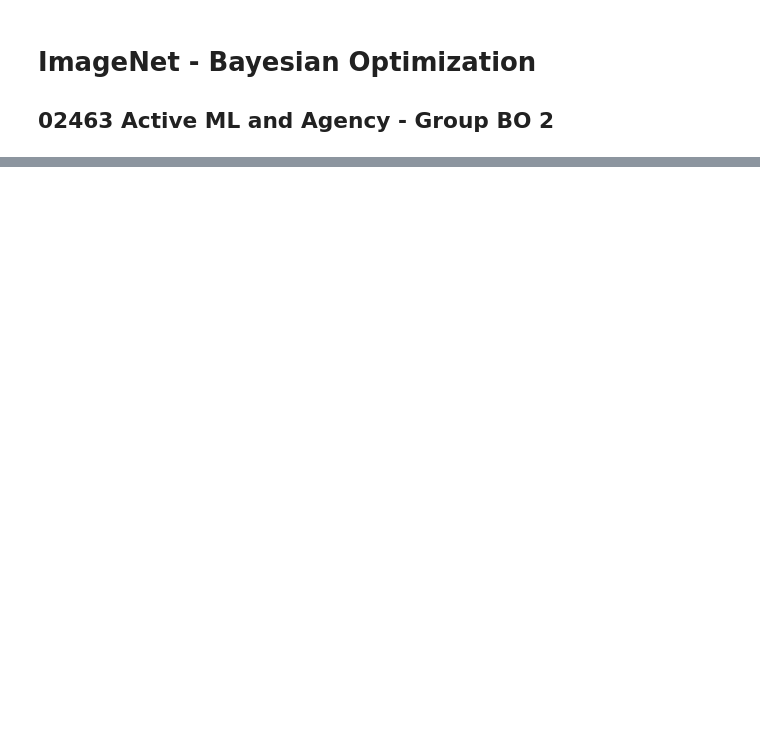
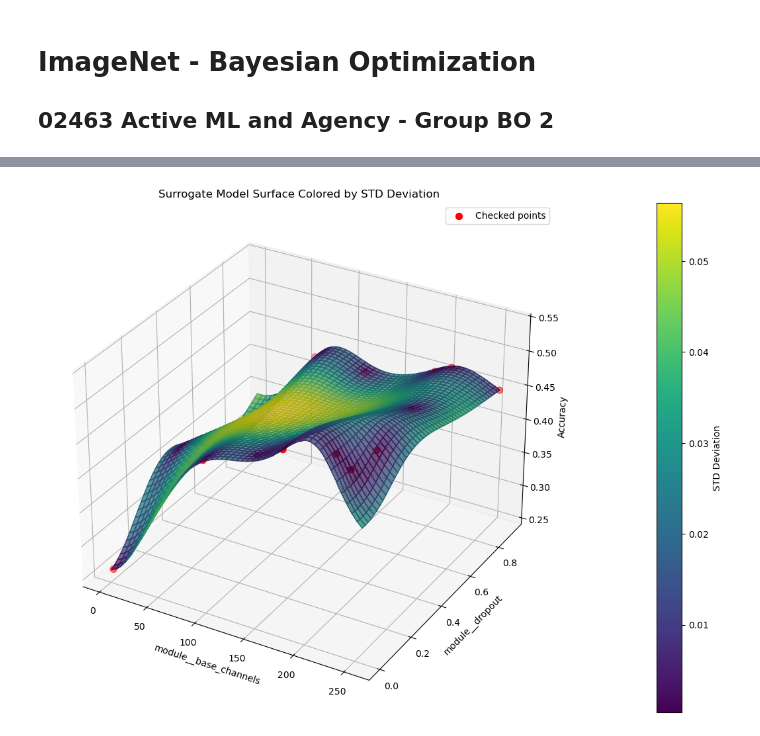
Before and after one commit to amapy-00/miniproject_1_02463, a Jupyter notebook: mini_project_1.ipynb, the cells around one changed output, grey strips where cells are left out. Cells and saved outputs as stored; diff of their text form; code cells hidden in the pictures; blank space fills up the shorter version.

```diff
--- a/mini_project_1.ipynb
+++ b/mini_project_1.ipynb
@@ -254,0 +310,50 @@ plt.show()
+# %%
+from mpl_toolkits.mplot3d import Axes3D
+
+if len(space) == 2:
+    numebr_of_points = 1000
+    grid_bc = np.linspace(base_channels_min, base_channels_max, numebr_of_points)
+    grid_dropout = np.linspace(dropout_min, dropout_max, numebr_of_points)
+    X, Y = np.meshgrid(grid_bc, grid_dropout)
+
+    # Stack and reshape the grid into (num_points, 2)
+    grid_points = np.vstack([X.ravel(), Y.ravel()]).T
+
+    # Transform the grid into normalized space
+    x_norm_grid = opt_bo.space.transform(grid_points)
+
+    # Predict using the surrogate model
+    f_pred, std_pred = opt_bo.models[-1].predict(x_norm_grid, return_std=True)
+    Z = (-f_pred).reshape(X.shape)
+    std_grid = std_pred.reshape(X.shape)
+
+    fig = plt.figure(figsize=(20, 10))
+    ax = fig.add_subplot(111, projection='3d')
+
+    # Normalize std values and map them to colors
+    norm = plt.Normalize(vmin=std_grid.min(), vmax=std_grid.max())
+    surf = ax.plot_surface(
+        X, Y, Z,
+        facecolors=plt.cm.viridis(norm(std_grid)),
+        alpha=0.7
+    )
+
+    # Add a colorbar for the standard deviation
+    mappable = plt.cm.ScalarMappable(cmap='viridis', norm=norm)
+    mappable.set_array(std_grid)
+    plt.colorbar(mappable, ax=ax, pad=0.1, label='STD Deviation')
+
+    # Plot the evaluated points
+    x_checked = opt_bo.x_iters[:,0]
+    y_checked = opt_bo.x_iters[:,1]
+    z_checked = -np.array(opt_bo.func_vals)
+    ax.scatter(x_checked, y_checked, z_checked, color='red', s=50, label="Checked points")
+
+    ax.set_xlabel("module__base_channels")
+    ax.set_ylabel("module__dropout")
+    ax.set_zlabel("Accuracy")
+    ax.set_title("Surrogate Model Surface Colored by STD Deviation")
+    ax.legend()
+    plt.show()
+# %% [output]
+[figure, added]
```
Also changed, not shown: parts of 9 cells of this notebook.
